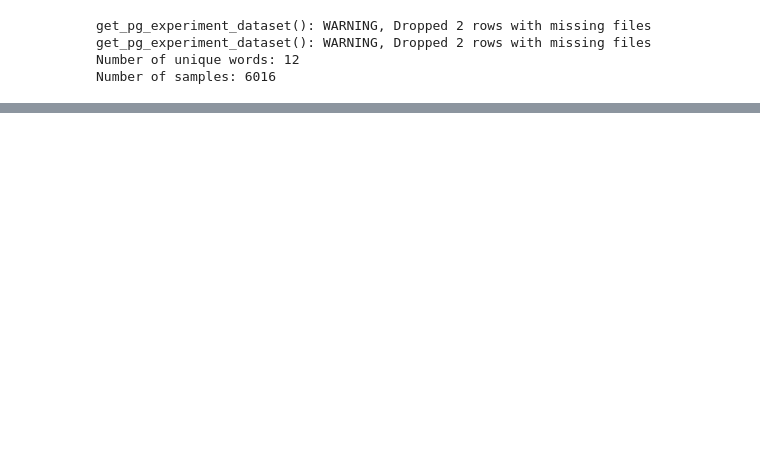
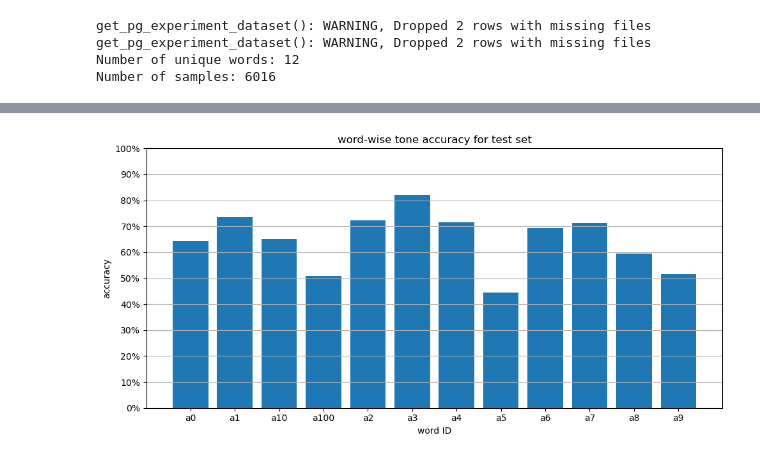
Before and after one commit to tad1/Mandarin_Pronunciation_Recognition_Project, a Jupyter notebook: src/hypothesis.ipynb, the cells around one changed output, grey strips where cells are left out. Drawn from its saved outputs; the diff is of its cells as text; code cells hidden in the pictures; blank space fills up the shorter version.

```diff
--- a/src/hypothesis.ipynb
+++ b/src/hypothesis.ipynb
@@ -229,0 +216,2 @@ KeyboardInterrupt:
+# %%
+test_loader = MemoryLoadedDataLoader(test_loader, device=device)
@@ -229,0 +325,15 @@ KeyboardInterrupt:
+# %%
+plt.figure(figsize=(10, 5))
+plt.grid(axis='y')
+error_rate_test = dict(sorted(error_rate_test.items(), key=lambda item: word_id_to_word[item[0]+1]))
+tkeys = [word_id_to_word[k+1] for k in list(error_rate_test.keys())]
+plt.bar(tkeys, [v["correct"] / v["total"] for v in error_rate_test.values()])
+plt.xlabel('word ID')
+plt.ylabel('accuracy')
+plt.yticks([i/10 for i in range(11)], [f"{i*10}%" for i in range(11)])
+plt.title('word-wise tone accuracy for test set')
+plt.tight_layout()
+plt.savefig(os.path.join(RESULT_DIRECTORY, "word_wise_tone_accuracy_test.png"))
+plt.show()
+# %% [output]
+[figure, added]
```
Also changed, not shown: parts of 13 cells of this notebook, 2 other files.
